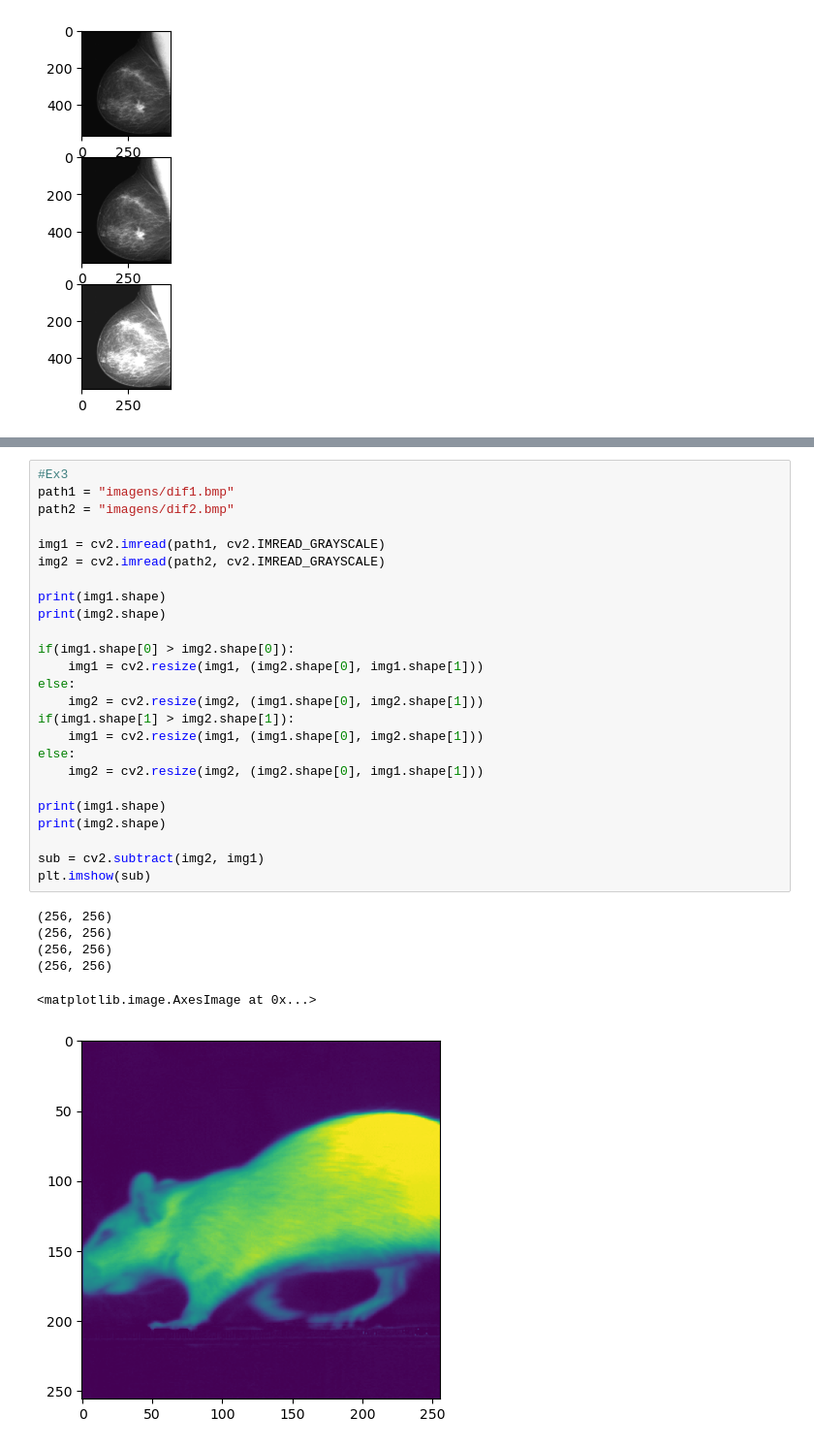
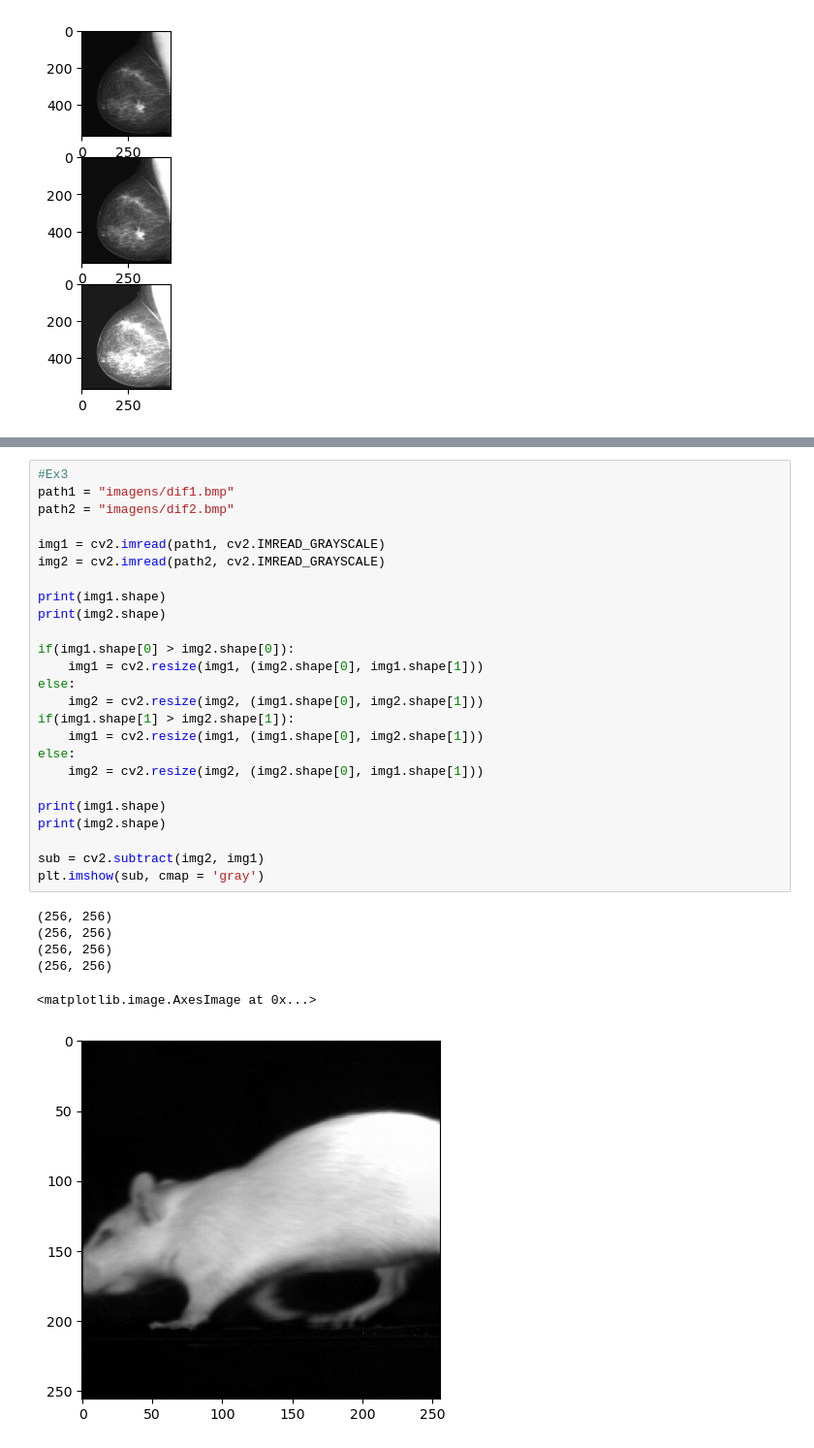
Before and after one commit to joaomatias100/Digital-Image-Processing, a Jupyter notebook: Class1/Exercise3.ipynb, the cells around one changed output, grey strips where cells are left out. Shown: that part at 97% size. Saved outputs shown, nothing was run; the diff lists cells and outputs as text.

```diff
--- a/Class1/Exercise3.ipynb
+++ b/Class1/Exercise3.ipynb
@@ -43,32 +54,32 @@ Erro
 # %%
 #Ex3
 path1 = "imagens/dif1.bmp"
 path2 = "imagens/dif2.bmp"
 
 img1 = cv2.imread(path1, cv2.IMREAD_GRAYSCALE)
 img2 = cv2.imread(path2, cv2.IMREAD_GRAYSCALE)
 
 print(img1.shape)
 print(img2.shape)
 
 if(img1.shape[0] > img2.shape[0]):
     img1 = cv2.resize(img1, (img2.shape[0], img1.shape[1]))
 else:
     img2 = cv2.resize(img2, (img1.shape[0], img2.shape[1]))
 if(img1.shape[1] > img2.shape[1]):
     img1 = cv2.resize(img1, (img1.shape[0], img2.shape[1]))
 else:
     img2 = cv2.resize(img2, (img2.shape[0], img1.shape[1]))
 
 print(img1.shape)
 print(img2.shape)
 
 sub = cv2.subtract(img2, img1)
-plt.imshow(sub)
+plt.imshow(sub, cmap = 'gray')
 # %% [output]
 (256, 256)
 (256, 256)
 (256, 256)
 (256, 256)
 <matplotlib.image.AxesImage at 0x...>
-[figure, old version]
+[figure, new version]
```
Also changed, not shown: parts of 1 cell of this notebook.
